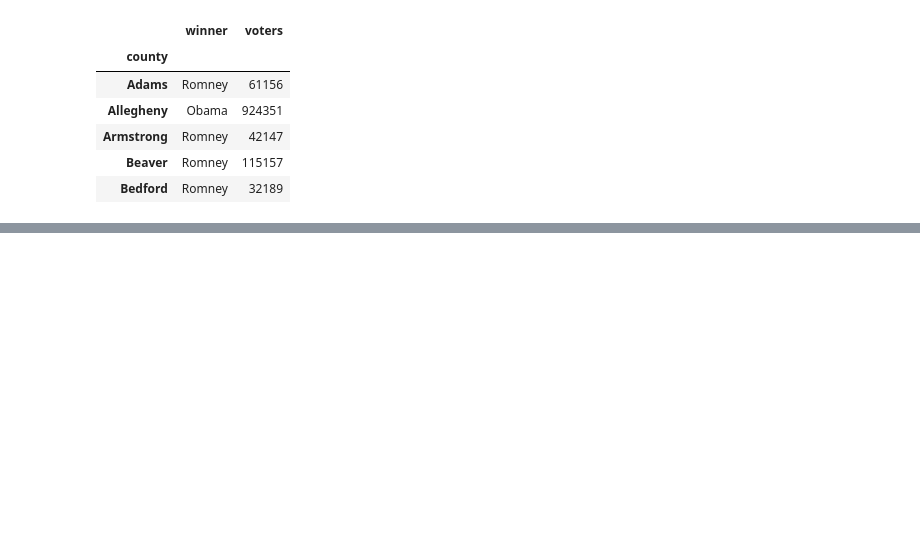
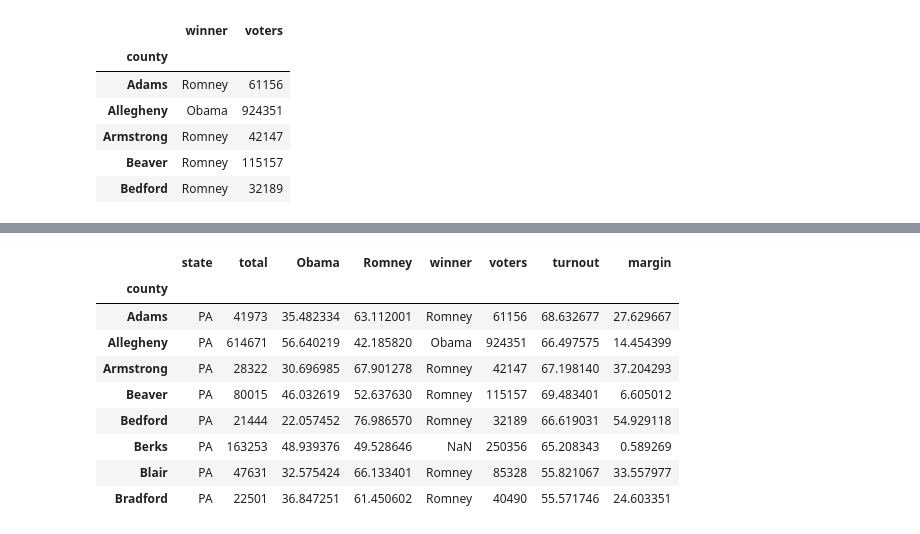
Before and after one commit to Corderodedios182/Resumenes-Python, a Jupyter notebook: Manipulating DataFrames with pandas.ipynb, the cells around one changed output, grey strips where cells are left out. Drawn from its saved outputs; the diff is of its cells as text; code cells hidden in the pictures; blank space fills up the shorter version.

```diff
--- a/Manipulating DataFrames with pandas.ipynb
+++ b/Manipulating DataFrames with pandas.ipynb
@@ -1,6 +5,7 @@
 # %%
 import pandas as pd
-election = pd.read_csv("https://assets.datacamp.com/production/repositories/502/datasets/502f4eedaf44ad1c94b3595c7691746f282e0b0a/pennsylvania2012_turnout.csv", index_col = ['county'])
+import numpy as np
+election = pd.read_csv('https://assets.datacamp.com/production/repositories/502/datasets/502f4eedaf44ad1c94b3595c7691746f282e0b0a/pennsylvania2012_turnout.csv',index_col= 'county')
 # %%
 election.head()
 # %% [output]
@@ -27,0 +174,17 @@ election[['winner','voters']].head()
+# %%
+too_close = election['margin'] < 1
+
+#Asigna NaN, donde se cumpla la condicion
+election.loc[too_close, 'winner'] = np.nan
+election.head(8)
+# %% [output]
+|  | state | total | Obama | Romney | winner | voters | turnout | margin |
+| county |  |  |  |  |  |  |  |  |
+| Adams | PA | 41973 | 35.482334 | 63.112001 | Romney | 61156 | 68.632677 | 27.629667 |
+| Allegheny | PA | 614671 | 56.640219 | 42.185820 | Obama | 924351 | 66.497575 | 14.454399 |
+| Armstrong | PA | 28322 | 30.696985 | 67.901278 | Romney | 42147 | 67.198140 | 37.204293 |
+| Beaver | PA | 80015 | 46.032619 | 52.637630 | Romney | 115157 | 69.483401 | 6.605012 |
+| Bedford | PA | 21444 | 22.057452 | 76.986570 | Romney | 32189 | 66.619031 | 54.929118 |
+| Berks | PA | 163253 | 48.939376 | 49.528646 | NaN | 250356 | 65.208343 | 0.589269 |
+| Blair | PA | 47631 | 32.575424 | 66.133401 | Romney | 85328 | 55.821067 | 33.557977 |
+| Bradford | PA | 22501 | 36.847251 | 61.450602 | Romney | 40490 | 55.571746 | 24.603351 |
```
Also changed, not shown: parts of 29 cells of this notebook.
